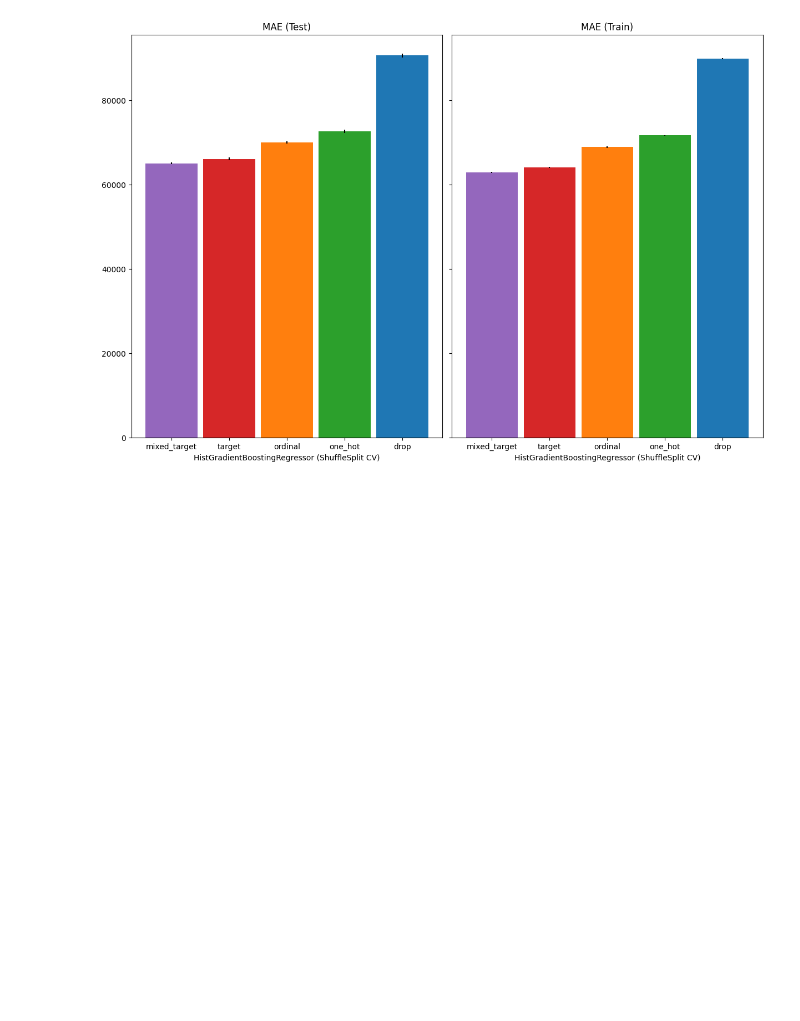
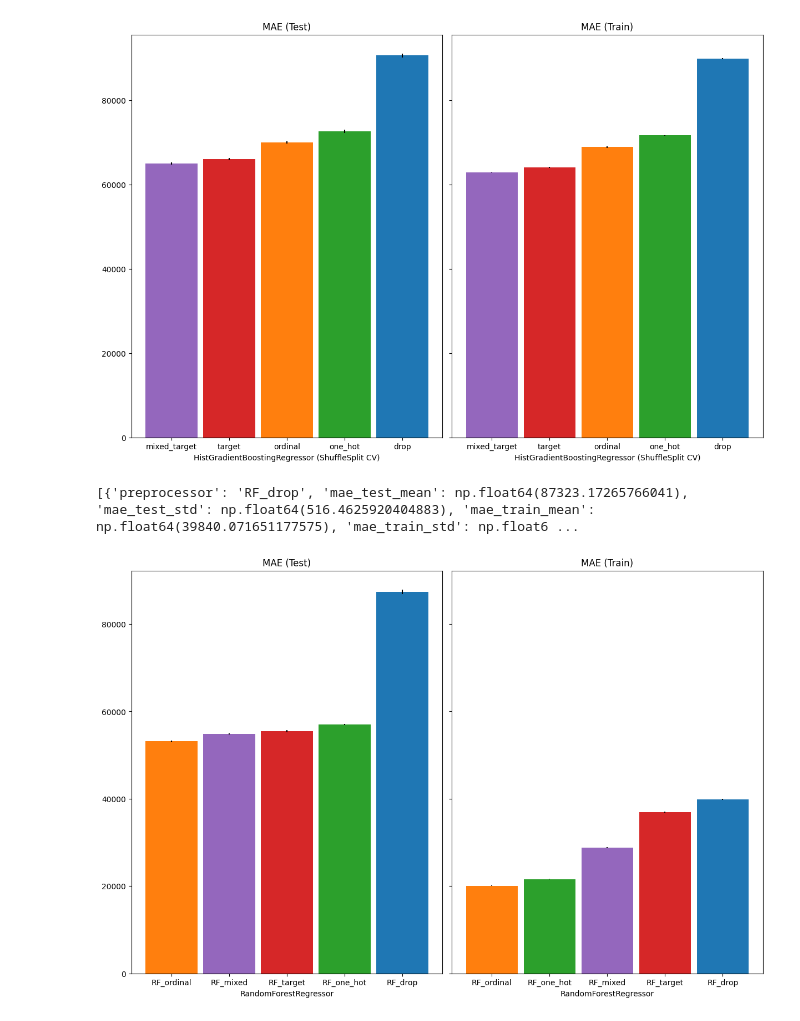
Before and after one commit to becodeorg/immo-eliza-machine-learning-olesia179, a Jupyter notebook: learning.ipynb, the cells around one changed output. Cells and saved outputs as stored; diff of their text form; code cells hidden in the pictures; blank space fills up the shorter version.

Commit message:
Trying with RandomForestRegressor

```diff
--- a/learning.ipynb
+++ b/learning.ipynb
@@ -179 +161,28 @@ Utils.evaluate_model_and_store(X, y, 'RF_mixed', RF_pipe)
+# %%
+# with RandomForestRegressor
+results = []
+imputer = SimpleImputer(strategy = 'most_frequent')
+
+for name, categorical_preprocessor in categorical_preprocessors:
+    preprocessor = ColumnTransformer(
+        [
+            ("numerical", "passthrough", numerical_features),
+            ("categorical", categorical_preprocessor, categorical_features),
+        ]
+    )
+    pipe = make_pipeline(
+        preprocessor, imputer, RandomForestRegressor(random_state = 0, n_estimators = 40)
+    )
+    results = Utils.evaluate_model_and_store(X, y, f'RF_{name}', pipe, cv_shuffle_split, res = results)
+
+RF_pipe = make_pipeline(
+    mixed_encoded_preprocessor, imputer, RandomForestRegressor(random_state = 0, n_estimators = 40)
+)
+
+results = Utils.evaluate_model_and_store(X, y, 'RF_mixed', RF_pipe, cv_shuffle_split, res = results)
+Utils.visualize_results(results, 'RandomForestRegressor')
+print(results)
+# %% [output]
+[{'preprocessor': 'RF_drop', 'mae_test_mean': np.float64(87323.17265766041), 'mae_test_std': np.float64(516.4625920404883), 'mae_train_mean': np.float64(39840.071651177575), 'mae_train_std': np.float6 ...
+[figure, added]
 # %%
```
Also changed, not shown: parts of 4 cells of this notebook.
